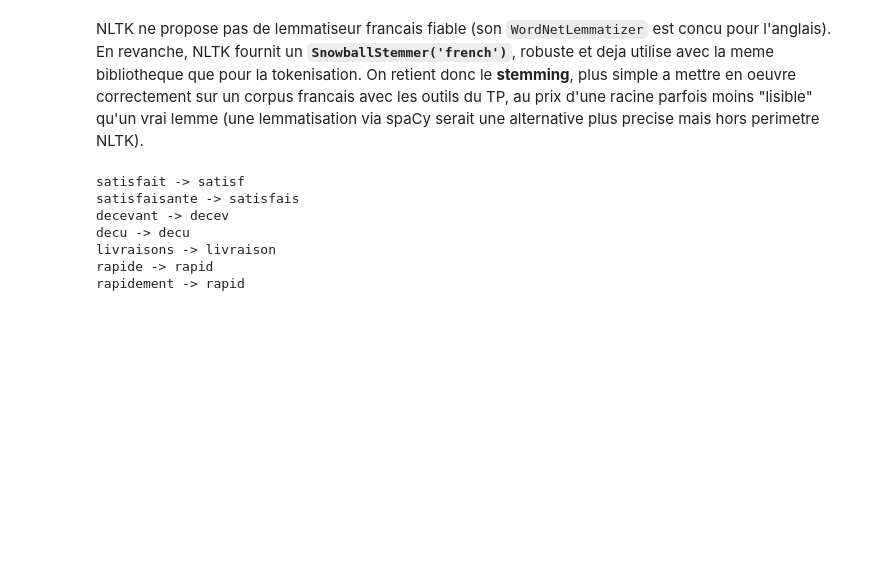
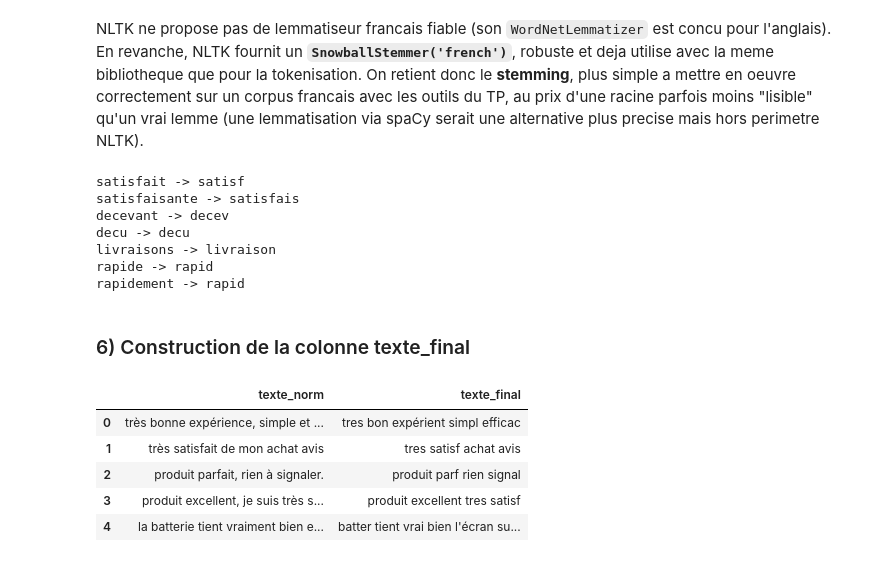
Before and after one commit to khadija470/atelier_prepa_donnees_textuelles, a Jupyter notebook: notebooks/atelier_prepa_donnees_textuelles.ipynb, the cells around one changed output. Drawn from its saved outputs; the diff is of its cells as text; code cells hidden in the pictures; blank space fills up the shorter version.

Commit message:
Partie 4 - 6) Colonne texte_final (minuscules + stop words + stemming)

```diff
--- a/notebooks/atelier_prepa_donnees_textuelles.ipynb
+++ b/notebooks/atelier_prepa_donnees_textuelles.ipynb
@@ -554,3 +554,24 @@ decu -> decu
 livraisons -> livraison
 rapide -> rapid
 rapidement -> rapid
+# %% [markdown]
+### 6) Construction de la colonne texte_final
+# %%
+import string
+
+def normaliser_texte(texte):
+    tokens = word_tokenize(texte, language='french')
+    tokens = [t for t in tokens if t not in string.punctuation]
+    tokens = [t for t in tokens if t not in stopwords_finaux]
+    tokens = [stemmer.stem(t) for t in tokens]
+    return ' '.join(tokens)
+
+df['texte_final'] = df['texte_norm'].apply(normaliser_texte)
+df[['texte_norm', 'texte_final']].head(5)
+# %% [output]
+|  | texte_norm | texte_final |
+| 0 | très bonne expérience, simple et ... | tres bon expérient simpl efficac |
+| 1 | très satisfait de mon achat avis | tres satisf achat avis |
+| 2 | produit parfait, rien à signaler. | produit parf rien signal |
+| 3 | produit excellent, je suis très s... | produit excellent tres satisf |
+| 4 | la batterie tient vraiment bien e... | batter tient vrai bien l'écran su... |
```
